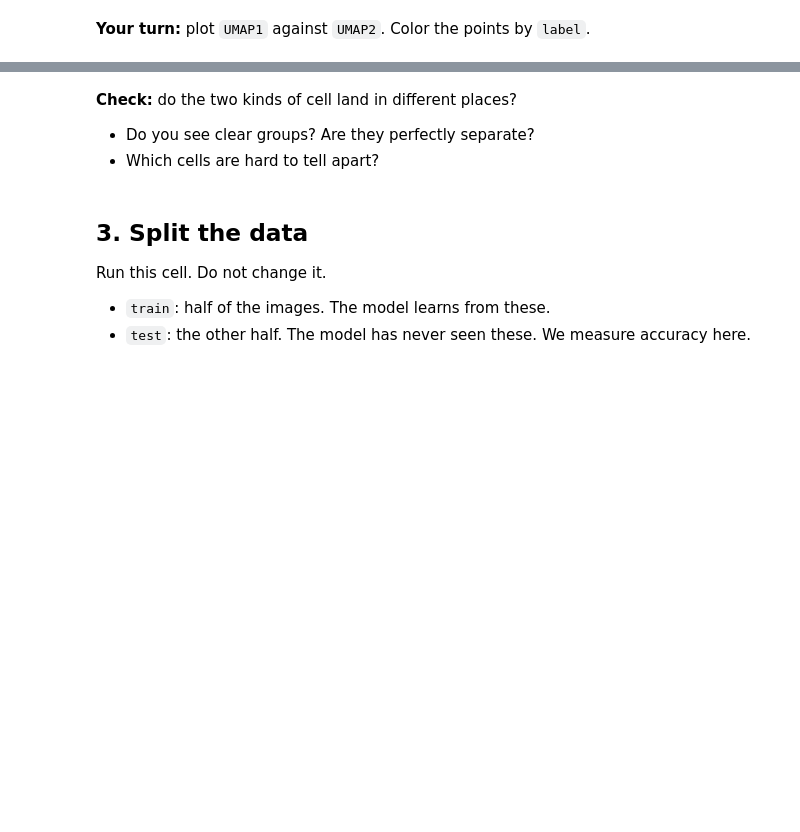
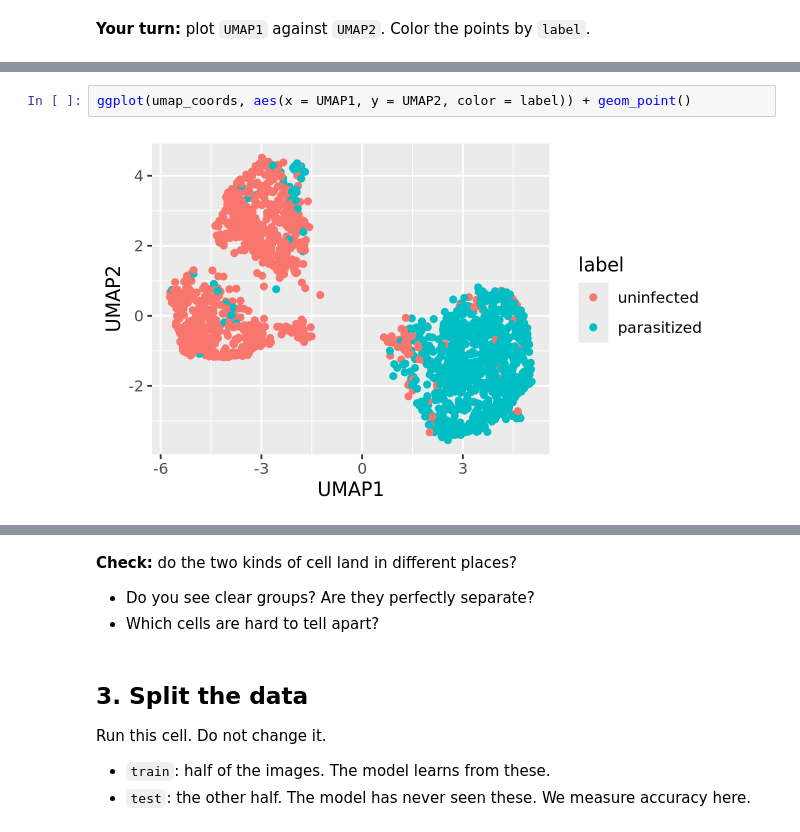
Before and after one commit to dhjeong-06/codespace, a Jupyter notebook: exercises/17-encoder-exercise.ipynb, the cells around one changed output, grey strips where cells are left out. Saved outputs shown, nothing was run; the diff lists cells and outputs as text; blank space fills up the shorter version.

```diff
--- a/exercises/17-encoder-exercise.ipynb
+++ b/exercises/17-encoder-exercise.ipynb
@@ -47,0 +109,4 @@ umap_coords |> head()
+# %%
+ggplot(umap_coords, aes(x = UMAP1, y = UMAP2, color = label)) + geom_point()
+# %% [output]
+[figure, added]
```
Also changed, not shown: parts of 14 cells of this notebook, 2 other files.
